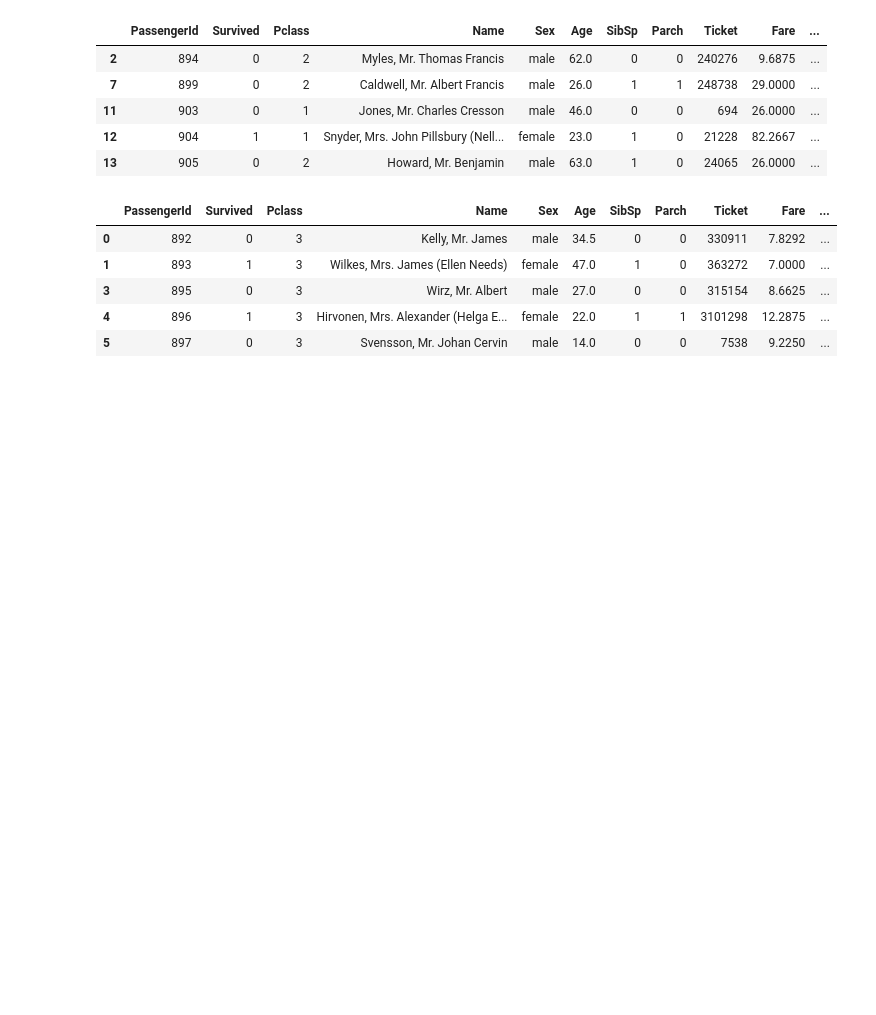
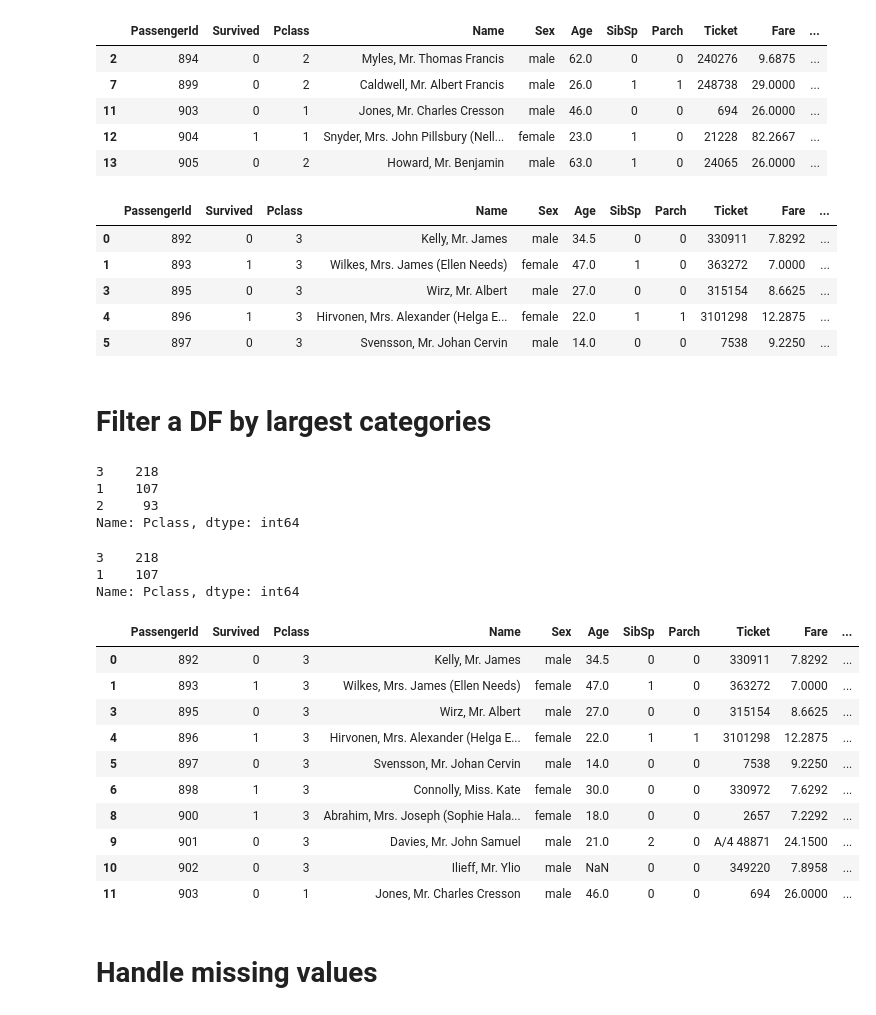
Before and after one commit to monika0603/SQL-practice, a Jupyter notebook: pandas-tricks.ipynb, the cells around one changed output. Drawn from its saved outputs; the diff is of its cells as text; code cells hidden in the pictures; blank space fills up the shorter version.

```diff
--- a/pandas-tricks.ipynb
+++ b/pandas-tricks.ipynb
@@ -361,3 +361,35 @@ df[~df.Pclass.isin([1,2])].head()
 | 3 | 895 | 0 | 3 | Wirz, Mr. Albert | male | 27.0 | 0 | 0 | 315154 | 8.6625 | ... |
 | 4 | 896 | 1 | 3 | Hirvonen, Mrs. Alexander (Helga E... | female | 22.0 | 1 | 1 | 3101298 | 12.2875 | ... |
 | 5 | 897 | 0 | 3 | Svensson, Mr. Johan Cervin | male | 14.0 | 0 | 0 | 7538 | 9.2250 | ... |
+# %% [markdown]
+# Filter a DF by largest categories
+# %%
+counts = df.Pclass.value_counts()
+counts
+# %% [output]
+3    218
+1    107
+2     93
+Name: Pclass, dtype: int64
+# %%
+counts.nlargest(2)
+# %% [output]
+3    218
+1    107
+Name: Pclass, dtype: int64
+# %%
+df[df.Pclass.isin(counts.nlargest(2).index)].head(10)
+# %% [output]
+|  | PassengerId | Survived | Pclass | Name | Sex | Age | SibSp | Parch | Ticket | Fare | ... |
+| 0 | 892 | 0 | 3 | Kelly, Mr. James | male | 34.5 | 0 | 0 | 330911 | 7.8292 | ... |
+| 1 | 893 | 1 | 3 | Wilkes, Mrs. James (Ellen Needs) | female | 47.0 | 1 | 0 | 363272 | 7.0000 | ... |
+| 3 | 895 | 0 | 3 | Wirz, Mr. Albert | male | 27.0 | 0 | 0 | 315154 | 8.6625 | ... |
+| 4 | 896 | 1 | 3 | Hirvonen, Mrs. Alexander (Helga E... | female | 22.0 | 1 | 1 | 3101298 | 12.2875 | ... |
+| 5 | 897 | 0 | 3 | Svensson, Mr. Johan Cervin | male | 14.0 | 0 | 0 | 7538 | 9.2250 | ... |
+| 6 | 898 | 1 | 3 | Connolly, Miss. Kate | female | 30.0 | 0 | 0 | 330972 | 7.6292 | ... |
+| 8 | 900 | 1 | 3 | Abrahim, Mrs. Joseph (Sophie Hala... | female | 18.0 | 0 | 0 | 2657 | 7.2292 | ... |
+| 9 | 901 | 0 | 3 | Davies, Mr. John Samuel | male | 21.0 | 2 | 0 | A/4 48871 | 24.1500 | ... |
+| 10 | 902 | 0 | 3 | Ilieff, Mr. Ylio | male | NaN | 0 | 0 | 349220 | 7.8958 | ... |
+| 11 | 903 | 0 | 1 | Jones, Mr. Charles Cresson | male | 46.0 | 0 | 0 | 694 | 26.0000 | ... |
+# %% [markdown]
+# Handle missing values
```
Also changed, not shown: parts of 8 cells of this notebook.
